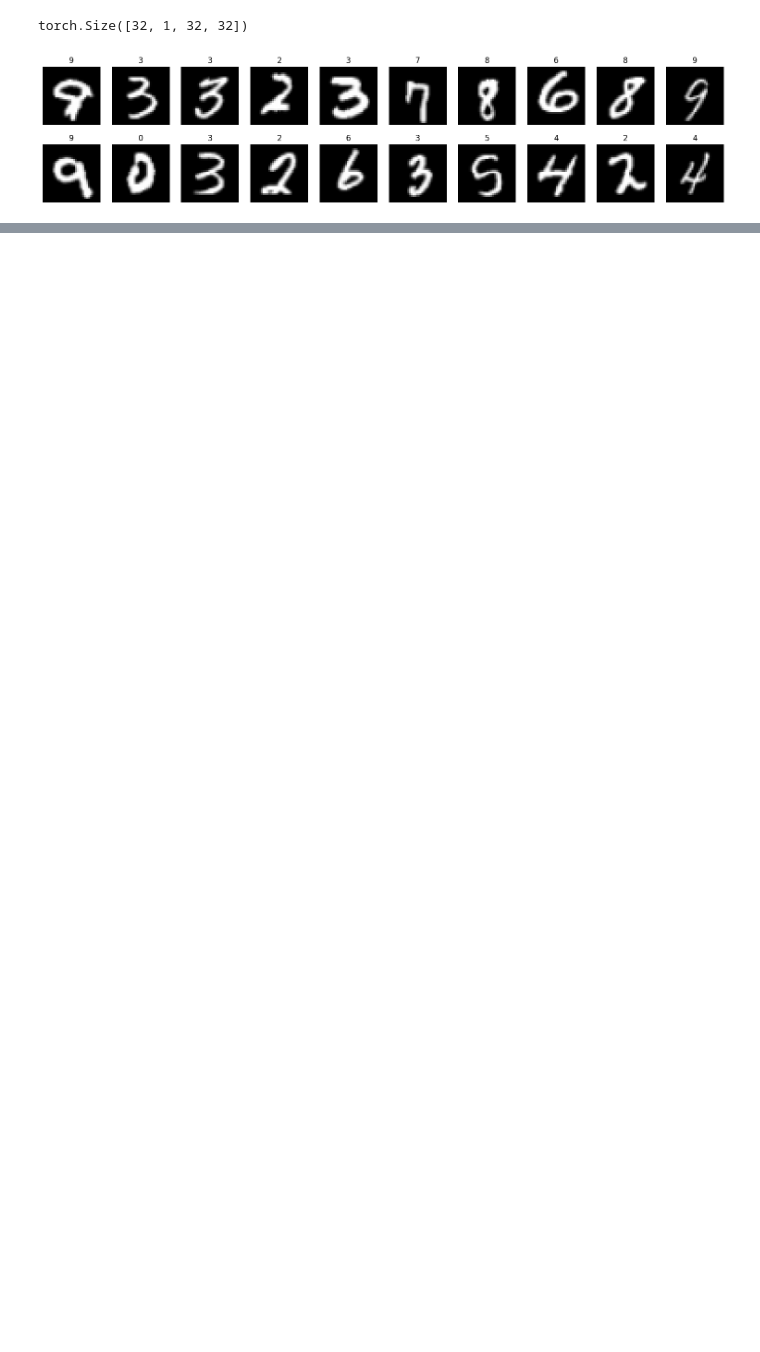
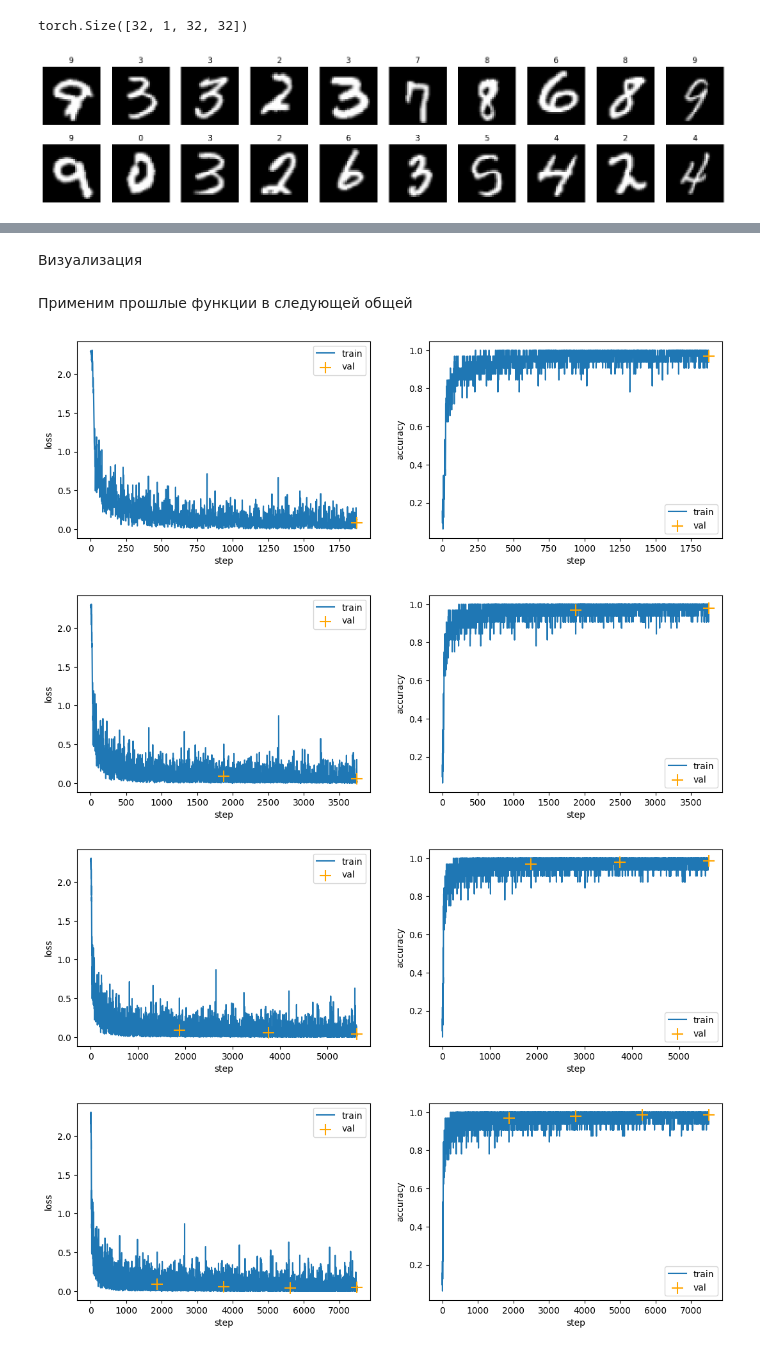
Before and after one commit to AnkumaGithub/CNN, a Jupyter notebook: main.ipynb, the cells around one changed output, grey strips where cells are left out. Saved outputs shown, nothing was run; the diff lists cells and outputs as text; code cells hidden in the pictures; blank space fills up the shorter version.

```diff
--- a/main.ipynb
+++ b/main.ipynb
@@ -60,7 +62,7 @@ def train_epoch(model, optimizer, criterion):
         optimizer.zero_grad()
         logits = model(x_batch)
         loss = criterion(logits, y_batch)
-        loss.bacward()
+        loss.backward()
         optimizer.step()
 
         loss_log.append(loss.item())
@@ -85,3 +89,5 @@ def test(model, criterion):
         acc = np.mean(pred == y_batch.numpy())
         acc_log.append(acc)
     return loss_log, acc_log
+# %% [markdown]
+Визуализация
@@ -88,3 +114,5 @@ def test(model, criterion):
+# %% [markdown]
+Применим прошлые функции в следующей общей
 # %%
 def train(model, optimizer, criterion, batch_size, epochs):
     train_log, train_acc_log = [], []
@@ -129,0 +166,11 @@ def plot_losses(train_losses, test_losses, train_accuracies, test_accuracies):
+# %%
+model = LeNet().to(device)
+criterion = nn.CrossEntropyLoss()
+optimizer = optim.Adam(model.parameters())
+
+final = train(model, optimizer, criterion, batch_size=32, epochs=10)
+# %% [output]
+[figure, added]
+[figure, added]
+[figure, added]
+[figure, added]
```
Also changed, not shown: parts of 6 cells of this notebook.
